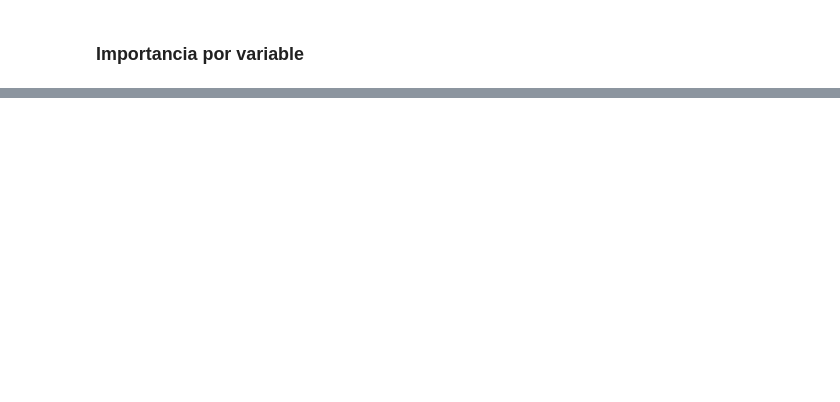
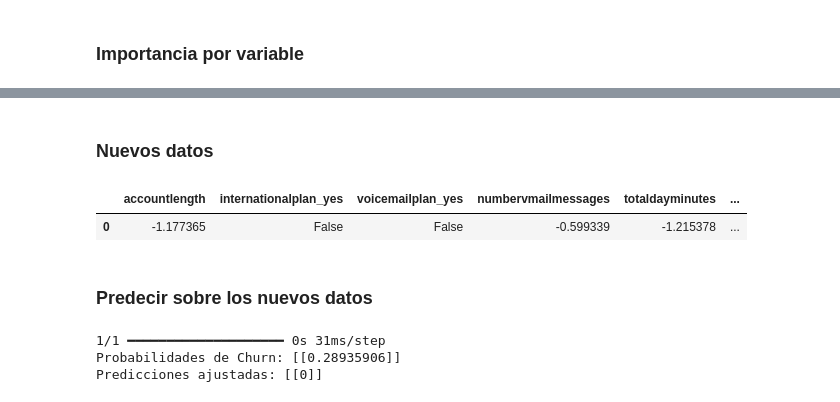
Before and after one commit to pamelamurilloa/DataMining-ISW911-ThirdProject-MachineLearning, a Jupyter notebook: red_neuronal_secuencial_churn.ipynb, the cells around one changed output, grey strips where cells are left out. Saved outputs shown, nothing was run; the diff lists cells and outputs as text; code cells hidden in the pictures; blank space fills up the shorter version.

```diff
--- a/red_neuronal_secuencial_churn.ipynb
+++ b/red_neuronal_secuencial_churn.ipynb
@@ -399,0 +516,44 @@ model.save('model.keras')
+# %% [markdown]
+### Nuevos datos
+# %%
+random_raw_test = x_test.sample(n=1, random_state=42).iloc[0]
+random_raw_train = x_test.sample(n=1, random_state=42).iloc[0]
+
+new_data = pd.DataFrame({
+    'accountlength': [random_raw_test['accountlength']],
+    'internationalplan_yes': [random_raw_train['internationalplan_yes']],
+    'voicemailplan_yes': [random_raw_test['voicemailplan_yes']],
+    'numbervmailmessages': [random_raw_train['numbervmailmessages']],
+    'totaldayminutes': [random_raw_test['totaldayminutes']],
+    'totaldaycalls': [random_raw_train['totaldaycalls']],
+    'totaldaycharge': [random_raw_test['totaldaycharge']],
+    'totaleveminutes': [random_raw_train['totaleveminutes']],
+    'totalevecalls': [random_raw_test['totalevecalls']],
+    'totalevecharge': [random_raw_train['totalevecharge']],
+    'totalnightminutes': [random_raw_test['totalnightminutes']],
+    'totalnightcalls': [random_raw_train['totalnightcalls']],
+    'totalnightcharge': [random_raw_test['totalnightcharge']],
+    'totalintlminutes': [random_raw_train['totalintlminutes']],
+    'totalintlcalls': [random_raw_test['totalintlcalls']],
+    'totalintlcharge': [random_raw_train['totalintlcharge']],
+    'numbercustomerservicecalls': [random_raw_test['numbercustomerservicecalls']]
+})
+
+new_data
+# %% [output]
+|  | accountlength | internationalplan_yes | voicemailplan_yes | numbervmailmessages | totaldayminutes | ... |
+| 0 | -1.177365 | False | False | -0.599339 | -1.215378 | ... |
+# %% [markdown]
+### Predecir sobre los nuevos datos
+# %%
+# Predicciones con el modelo entrenado
+y_pred_prob = model.predict(new_data)
+threshold = 0.349
+y_pred_custom = (y_pred_prob > threshold).astype("int32")
+
+print("Probabilidades de Churn:", y_pred_prob)
+print("Predicciones ajustadas:", y_pred_custom)
+# %% [output]
+1/1 ━━━━━━━━━━━━━━━━━━━━ 0s 31ms/step
+Probabilidades de Churn: [[0.28935906]]
+Predicciones ajustadas: [[0]]
```
Also changed, not shown: parts of 19 cells of this notebook.
